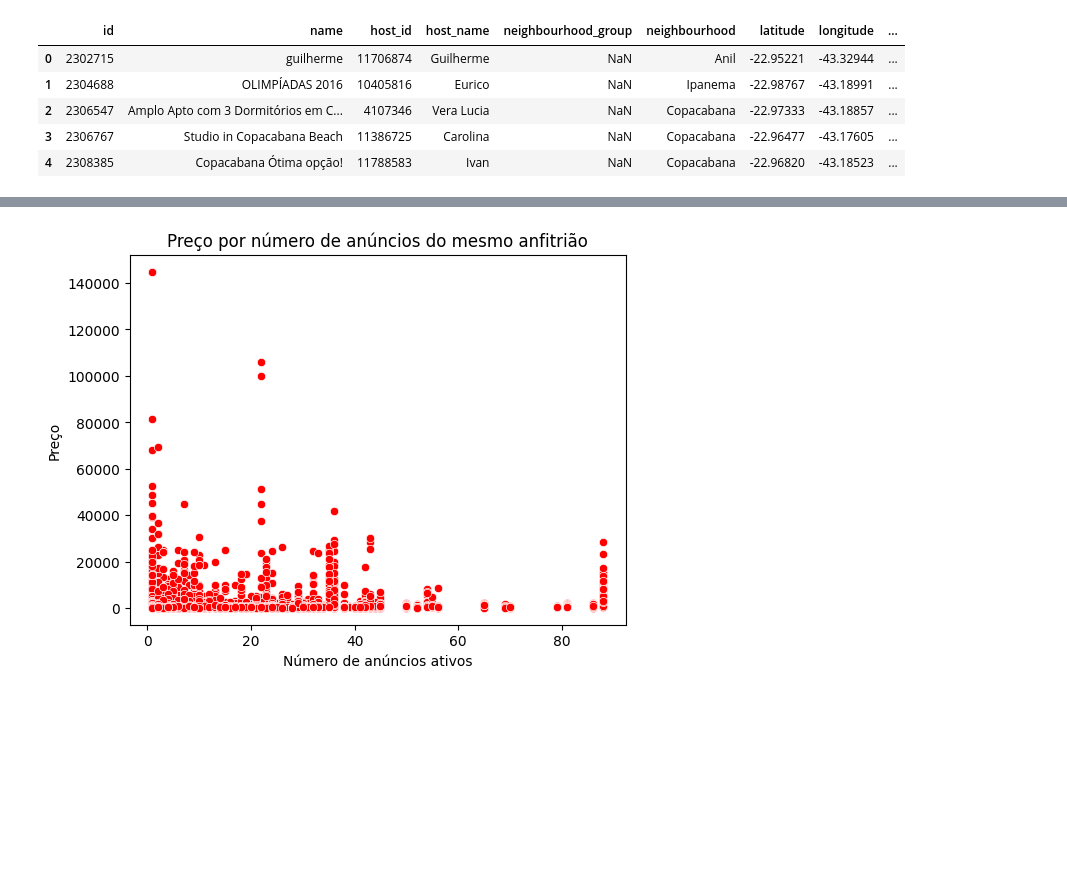
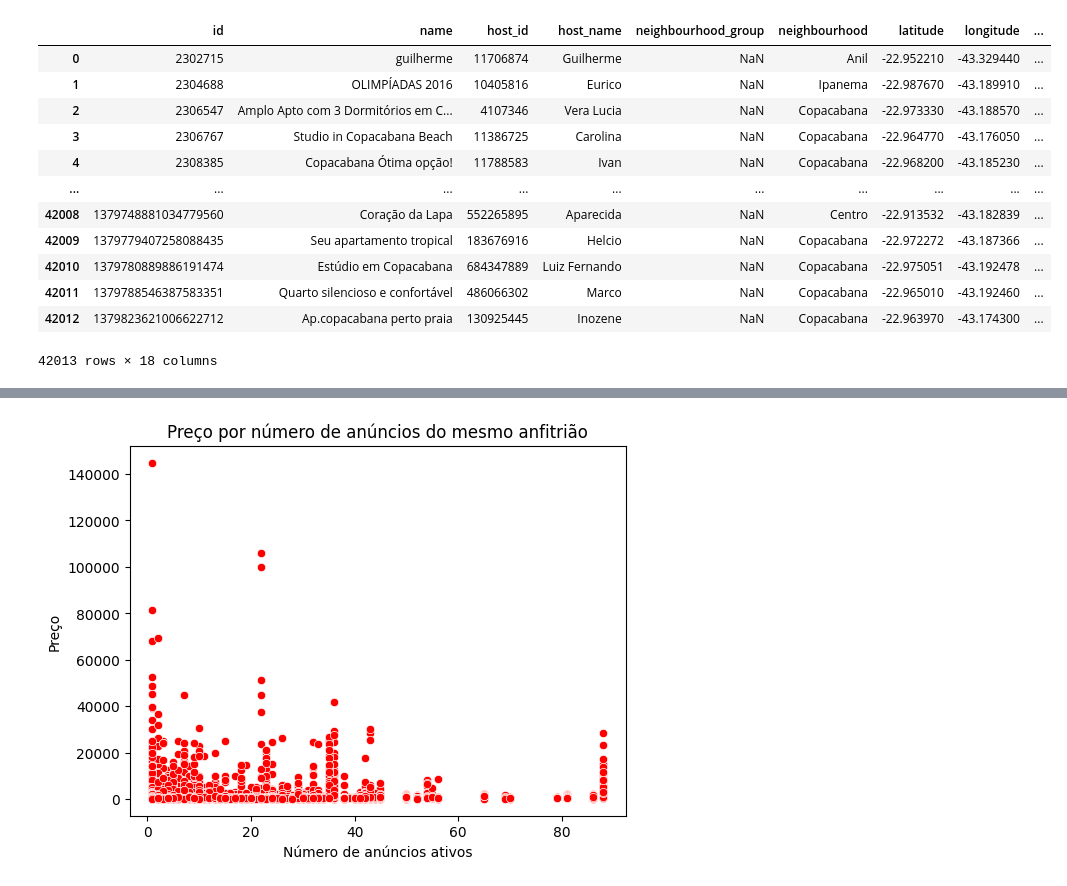
Before and after one commit to py222015328/CEE2, a Jupyter notebook: Trabalho2.ipynb, the cells around one changed output, grey strips where cells are left out. Cells and saved outputs as stored; diff of their text form; code cells hidden in the pictures; blank space fills up the shorter version.

```diff
--- a/Trabalho2.ipynb
+++ b/Trabalho2.ipynb
@@ -3,12 +3,19 @@
 # %%
 import pandas as pd
 
 df = pd.read_csv("RioDeJaneiro.csv")
-df.head()
+df
 # %% [output]
 |  | id | name | host_id | host_name | neighbourhood_group | neighbourhood | latitude | longitude | ... |
-| 0 | 2302715 | guilherme | 11706874 | Guilherme | NaN | Anil | -22.95221 | -43.32944 | ... |
-| 1 | 2304688 | OLIMPÍADAS 2016 | 10405816 | Eurico | NaN | Ipanema | -22.98767 | -43.18991 | ... |
-| 2 | 2306547 | Amplo Apto com 3 Dormitórios em C... | 4107346 | Vera Lucia | NaN | Copacabana | -22.97333 | -43.18857 | ... |
-| 3 | 2306767 | Studio in Copacabana Beach | 11386725 | Carolina | NaN | Copacabana | -22.96477 | -43.17605 | ... |
-| 4 | 2308385 | Copacabana Ótima opção! | 11788583 | Ivan | NaN | Copacabana | -22.96820 | -43.18523 | ... |
+| 0 | 2302715 | guilherme | 11706874 | Guilherme | NaN | Anil | -22.952210 | -43.329440 | ... |
+| 1 | 2304688 | OLIMPÍADAS 2016 | 10405816 | Eurico | NaN | Ipanema | -22.987670 | -43.189910 | ... |
+| 2 | 2306547 | Amplo Apto com 3 Dormitórios em C... | 4107346 | Vera Lucia | NaN | Copacabana | -22.973330 | -43.188570 | ... |
+| 3 | 2306767 | Studio in Copacabana Beach | 11386725 | Carolina | NaN | Copacabana | -22.964770 | -43.176050 | ... |
+| 4 | 2308385 | Copacabana Ótima opção! | 11788583 | Ivan | NaN | Copacabana | -22.968200 | -43.185230 | ... |
+| ... | ... | ... | ... | ... | ... | ... | ... | ... | ... |
+| 42008 | 1379748881034779560 | Coração da Lapa | 552265895 | Aparecida | NaN | Centro | -22.913532 | -43.182839 | ... |
+| 42009 | 1379779407258088435 | Seu apartamento tropical | 183676916 | Helcio | NaN | Copacabana | -22.972272 | -43.187366 | ... |
+| 42010 | 1379780889886191474 | Estúdio em Copacabana | 684347889 | Luiz Fernando | NaN | Copacabana | -22.975051 | -43.192478 | ... |
+| 42011 | 1379788546387583351 | Quarto silencioso e confortável | 486066302 | Marco | NaN | Copacabana | -22.965010 | -43.192460 | ... |
+| 42012 | 1379823621006622712 | Ap.copacabana perto praia | 130925445 | Inozene | NaN | Copacabana | -22.963970 | -43.174300 | ... |
+42013 rows × 18 columns
```
Also changed, not shown: parts of 4 cells of this notebook.
